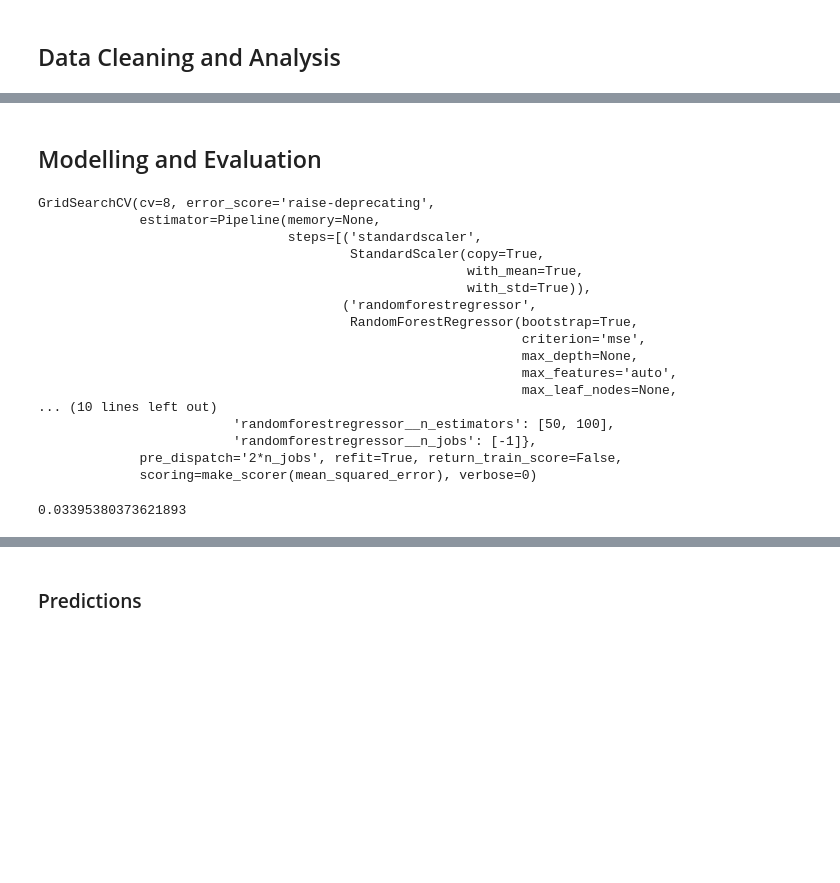
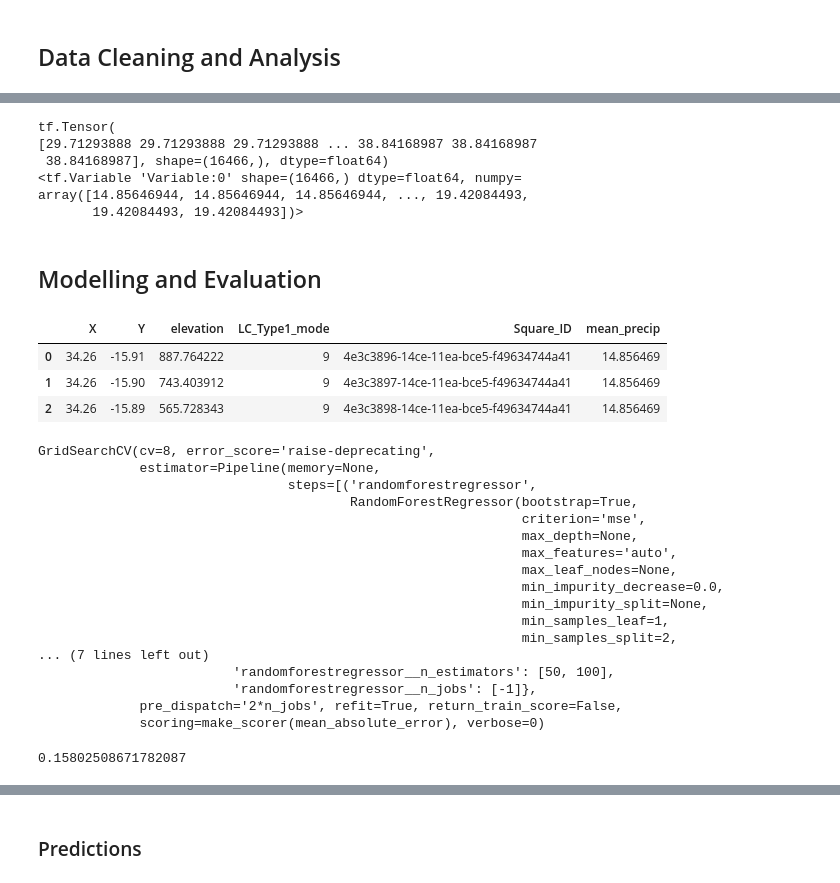
Before and after one commit to stmugisha/competitive-programming, a Jupyter notebook: flood_prediction/flood_prediction.ipynb, the cells around one changed output, grey strips where cells are left out. Cells and saved outputs as stored; diff of their text form; code cells hidden in the pictures; blank space fills up the shorter version.

```diff
--- a/flood_prediction/flood_prediction.ipynb
+++ b/flood_prediction/flood_prediction.ipynb
@@ -142,3 +129,19 @@ test_set.head(2)
+# %%
+'''Computing the rate of change in precipitation. '''
+a = np.array(train_set[train_precip])
+b = tf.Variable(np.mean(a, axis=1))
+with tf.GradientTape() as tape:
+    c = tf.square(b)
+    dc_db = tape.gradient(c,b)
+    print(dc_db)
+    print(b)
+# %% [output]
+tf.Tensor(
+[29.71293888 29.71293888 29.71293888 ... 38.84168987 38.84168987
+ 38.84168987], shape=(16466,), dtype=float64)
+<tf.Variable 'Variable:0' shape=(16466,) dtype=float64, numpy=
+array([14.85646944, 14.85646944, 14.85646944, ..., 19.42084493,
+       19.42084493, 19.42084493])>
 # %% [markdown]
 ## Modelling and Evaluation
 # %%
@@ -152,0 +153,7 @@ test_set.drop(['Square_ID'], axis=1, inplace=True)
+# %%
+train_set.head(3)
+# %% [output]
+|  | X | Y | elevation | LC_Type1_mode | Square_ID | mean_precip |
+| 0 | 34.26 | -15.91 | 887.764222 | 9 | 4e3c3896-14ce-11ea-bce5-f49634744a41 | 14.856469 |
+| 1 | 34.26 | -15.90 | 743.403912 | 9 | 4e3c3897-14ce-11ea-bce5-f49634744a41 | 14.856469 |
+| 2 | 34.26 | -15.89 | 565.728343 | 9 | 4e3c3898-14ce-11ea-bce5-f49634744a41 | 14.856469 |
@@ -153,38 +167,40 @@ test_set.drop(['Square_ID'], axis=1, inplace=True)
 # %%
-scorer = make_scorer(mean_squared_error)
-pipe = make_pipeline(StandardScaler(),RandomForestRegressor(random_state=42))
+scorer = make_scorer(mean_absolute_error)
+pipe = make_pipeline(RandomForestRegressor(random_state=42))
 
 param_grid = {'randomforestregressor__n_estimators': [50, 100],
+              'randomforestregressor__max_depth': [3],
               'randomforestregressor__min_samples_leaf': [1, 5],
-              'randomforestregressor__n_jobs': [-1]}
+              'randomforestregressor__n_jobs': [-1]
+              }
 gs = GridSearchCV(pipe, param_grid, cv=8, scoring=scorer)
 
-gs.fit(train_set, target)
+gs.fit(X_train, y_train)
 # %% [output]
 GridSearchCV(cv=8, error_score='raise-deprecating',
              estimator=Pipeline(memory=None,
-                                steps=[('standardscaler',
-                                        StandardScaler(copy=True,
-                                                       with_mean=True,
-                                                       with_std=True)),
-                                       ('randomforestregressor',
+                                steps=[('randomforestregressor',
                                         RandomForestRegressor(bootstrap=True,
                                                               criterion='mse',
                                                               max_depth=None,
                                                               max_features='auto',
                                                               max_leaf_nodes=None,
-... (10 lines left out)
+                                                              min_impurity_decrease=0.0,
+                                                              min_impurity_split=None,
+                                                              min_samples_leaf=1,
+                                                              min_samples_split=2,
+... (7 lines left out)
                          'randomforestregressor__n_estimators': [50, 100],
                          'randomforestregressor__n_jobs': [-1]},
              pre_dispatch='2*n_jobs', refit=True, return_train_score=False,
-             scoring=make_scorer(mean_squared_error), verbose=0)
+             scoring=make_scorer(mean_absolute_error), verbose=0)
 # %%
 #evaluation
-y_hat = gs.predict(train_set)
-error = np.sqrt(mean_squared_error(target, y_hat))
+y_hat = gs.predict(X_val)
+error = utils.rmse(y_val, y_hat)
 error
 # %% [output]
-0.03395380373621893
+0.15802508671782087
 # %%
 train_set.shape
 # %% [output]
```
Also changed, not shown: parts of 18 cells of this notebook.
